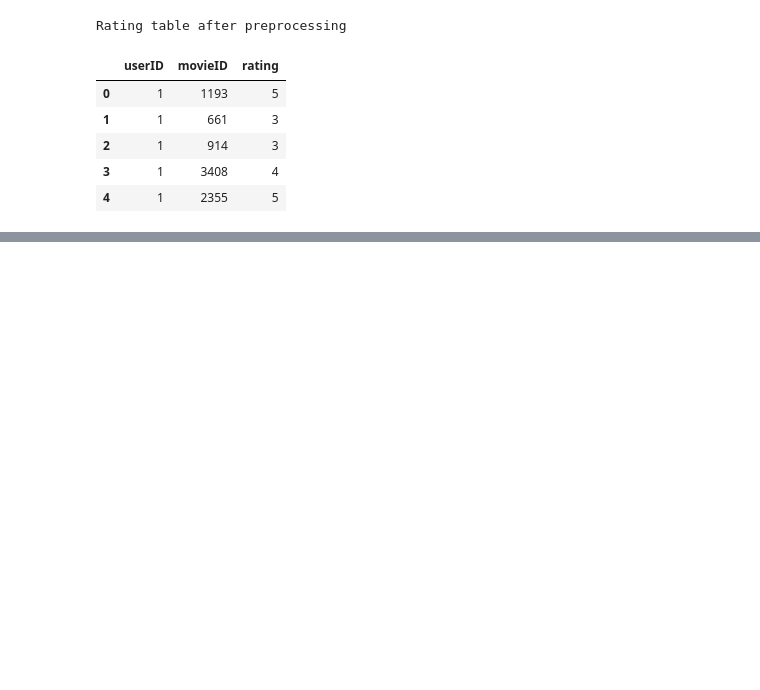
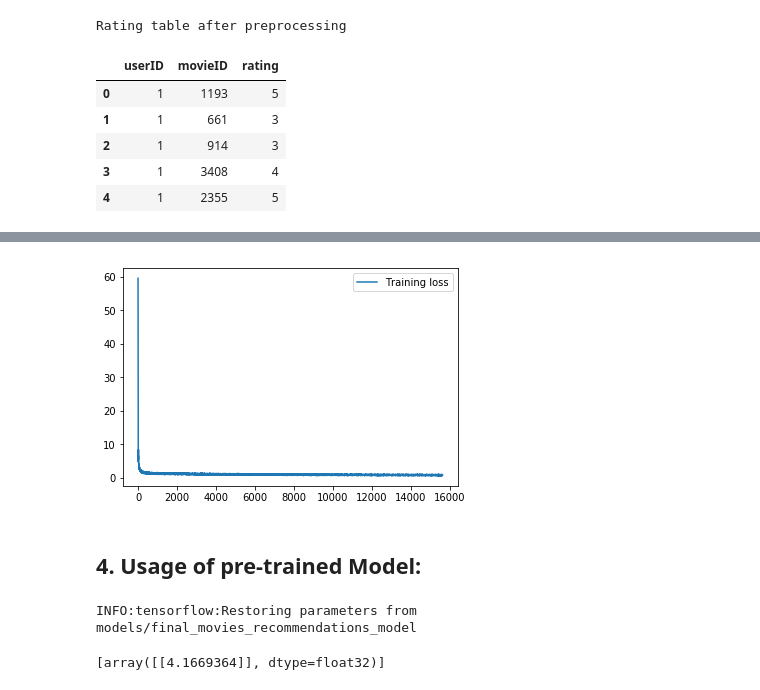
Before and after one commit to omegaliii/cs182-movie-recommendation-system, a Jupyter notebook: cs182_final_project_movie_recommendation_system.ipynb, the cells around one changed output, grey strips where cells are left out. Drawn from its saved outputs; the diff is of its cells as text; code cells hidden in the pictures; blank space fills up the shorter version.

Commit message:
finished the starter model

```diff
--- a/cs182_final_project_movie_recommendation_system.ipynb
+++ b/cs182_final_project_movie_recommendation_system.ipynb
@@ -126,5 +128,5 @@ data = pd.merge(pd.merge(ratings, users), movies)
 
 X_df, y_df = data.drop('rating', axis=1), data['rating']
 
-X = X_df.values
-y = y_df.values
+X_all = X_df.values
+y_all = y_df.values
@@ -130,0 +137,27 @@ y = y_df.values
+# %%
+print("User table dimensions:")
+user_id_count = users['userID'].nunique()+1
+print("user_id_count:", user_id_count)
+
+user_gender_count = users['gender'].nunique()
+print("user_gender_count:", user_gender_count)
+
+user_age_count = users['age'].nunique()
+print("user_age_count:", user_age_count)
+
+user_occupation_count = users['occupationID'].nunique()
+print("user_occupation_count:", user_occupation_count)
+
+
+print("\nMovies table dimensions:")
+movie_id_count = max(movies["movieID"]) + 1
+print("movie_id_count:", movie_id_count)
+
+movie_title_count = len(title_words) + 1
+print("movies_title_count:", movie_title_count)
+
+movie_title_len = 15
+print("movies_title_len:", movie_title_len)
+
+movie_genres_count = len(genres_types) + 1
+print("movies_genres_count:", movie_genres_count)
@@ -130,0 +261,3 @@ y = y_df.values
+# %%
+tf.reset_default_graph()
+model = MovieRecommendationModel(learning_rate = 0.0001)
@@ -130,0 +338,10 @@ y = y_df.values
+# %%
+import matplotlib.pyplot as plt
+
+plt.plot(losses['train'], label='Training loss')
+plt.legend()
+_ = plt.ylim()
+# %% [output]
+[figure, added]
+# %% [markdown]
+## 4. Usage of pre-trained Model:
@@ -130,0 +377,5 @@ y = y_df.values
+# %%
+rating_movie(2, 1193)
+# %% [output]
+INFO:tensorflow:Restoring parameters from models/final_movies_recommendations_model
+[array([[4.1669364]], dtype=float32)]
```
Also changed, not shown: parts of 11 cells of this notebook, 4 other files.
